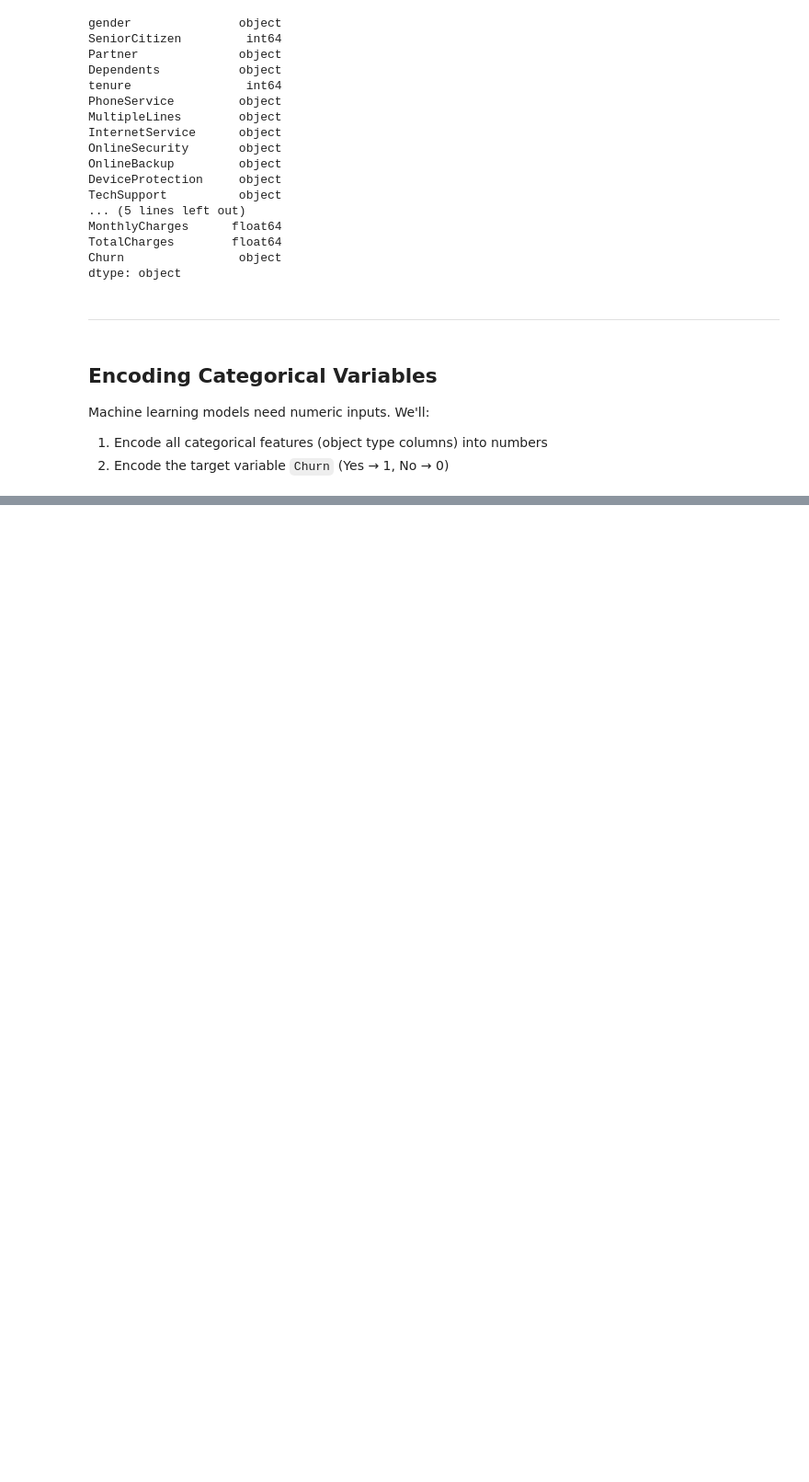
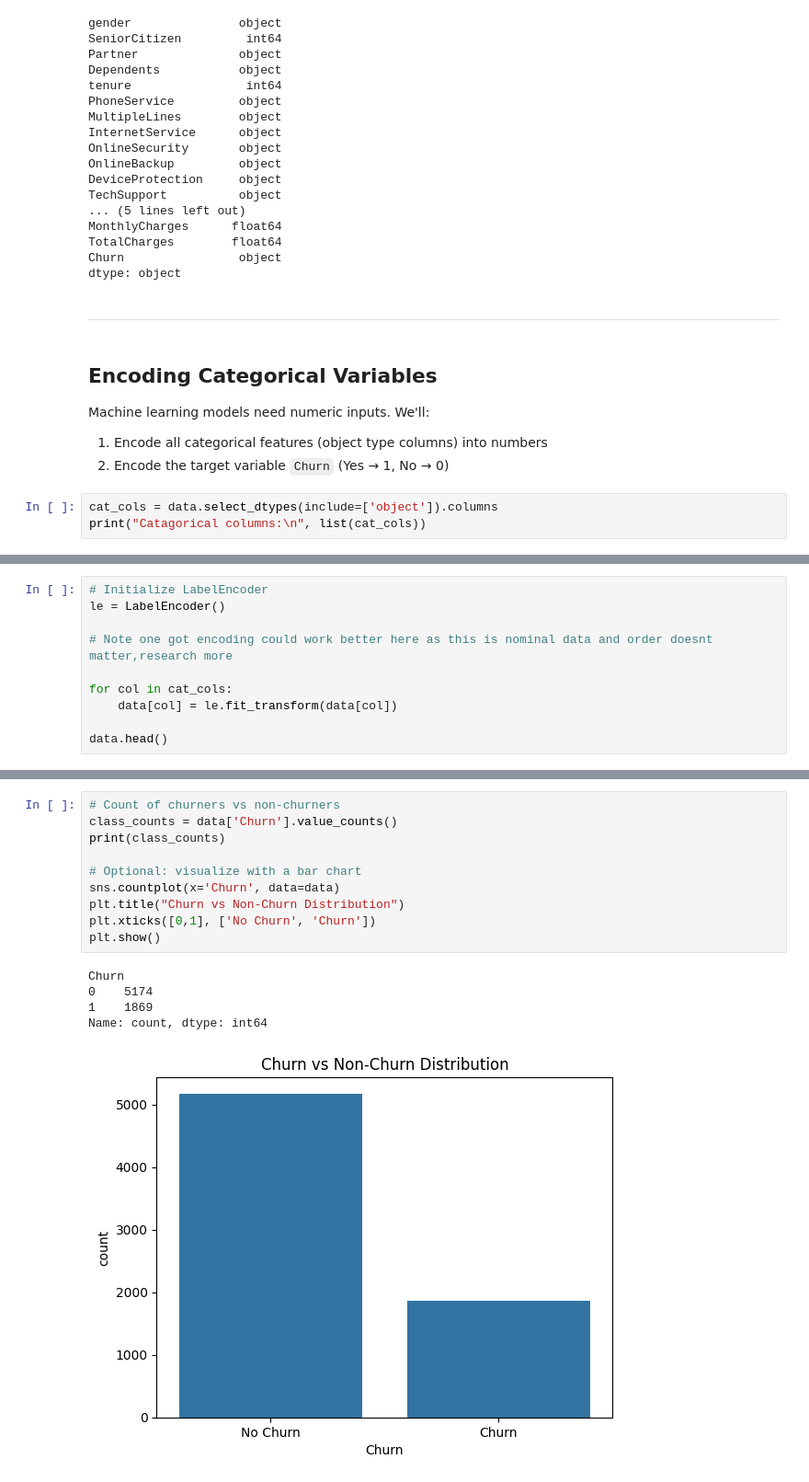
Before and after one commit to AzhadArshad/MachineLearningFromScratch, a Jupyter notebook: notebooks/Customer Churn Prediction/Customer_Churn_Predictor.ipynb, the cells around one changed output, grey strips where cells are left out. Shown at 92% size. Saved outputs shown, nothing was run; the diff lists cells and outputs as text; blank space fills up the shorter version.

```diff
--- a/notebooks/Customer Churn Prediction/Customer_Churn_Predictor.ipynb
+++ b/notebooks/Customer Churn Prediction/Customer_Churn_Predictor.ipynb
@@ -199,3 +199,6 @@ dtype: object
 Machine learning models need numeric inputs. We'll:
 1. Encode all categorical features (object type columns) into numbers
 2. Encode the target variable `Churn` (Yes → 1, No → 0)
+# %%
+cat_cols = data.select_dtypes(include=['object']).columns
+print("Catagorical columns:\n", list(cat_cols))
@@ -201,0 +208,10 @@ Machine learning models need numeric inputs. We'll:
+# %%
+# Initialize LabelEncoder
+le = LabelEncoder()
+
+# Note one got encoding could work better here as this is nominal data and order doesnt matter,research more
+
+for col in cat_cols:
+    data[col] = le.fit_transform(data[col])
+
+data.head()
@@ -201,0 +411,16 @@ Machine learning models need numeric inputs. We'll:
+# %%
+# Count of churners vs non-churners
+class_counts = data['Churn'].value_counts()
+print(class_counts)
+
+# Optional: visualize with a bar chart
+sns.countplot(x='Churn', data=data)
+plt.title("Churn vs Non-Churn Distribution")
+plt.xticks([0,1], ['No Churn', 'Churn'])
+plt.show()
+# %% [output]
+Churn
+0    5174
+1    1869
+Name: count, dtype: int64
+[figure, added]
```
Also changed, not shown: parts of 45 cells of this notebook.
